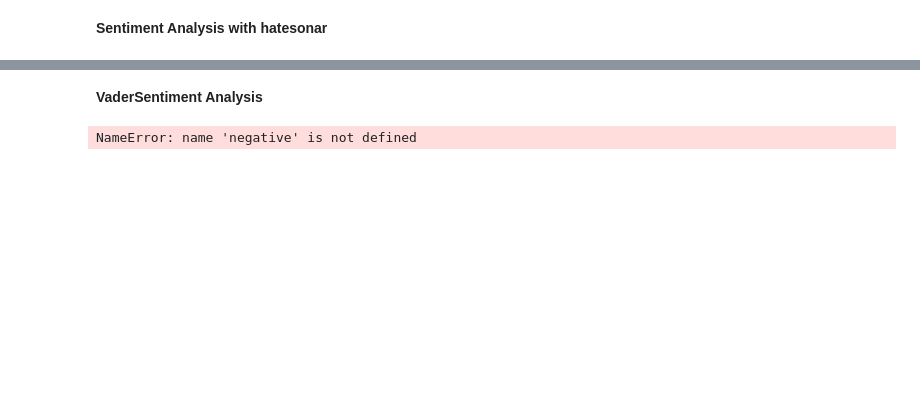
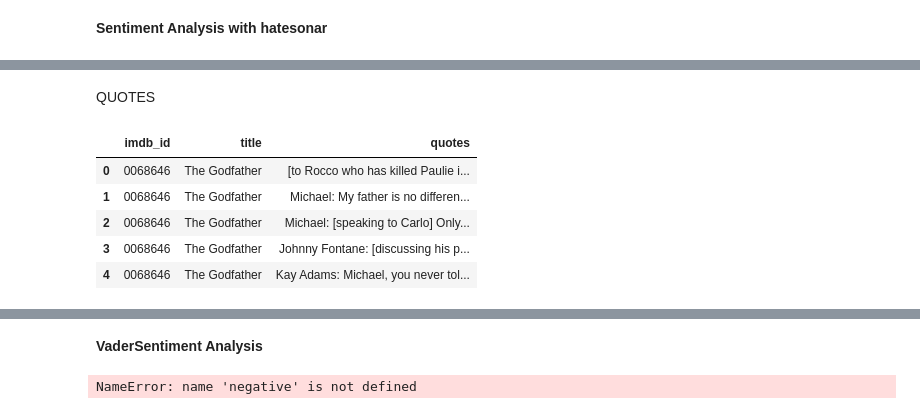
Before and after one commit to atathana/profanity_detector, a Jupyter notebook: profanity_detector/nasia.ipynb, the cells around one changed output, grey strips where cells are left out. Drawn from its saved outputs; the diff is of its cells as text; code cells hidden in the pictures; blank space fills up the shorter version.

```diff
--- a/profanity_detector/nasia.ipynb
+++ b/profanity_detector/nasia.ipynb
@@ -90,0 +118,11 @@ off_comment, rate, off_score = most_offensive_comment(reviews_df_sonar)
+# %% [markdown]
+QUOTES
+# %%
+quotes_df.head()
+# %% [output]
+|  | imdb_id | title | quotes |
+| 0 | 0068646 | The Godfather | [to Rocco who has killed Paulie i... |
+| 1 | 0068646 | The Godfather | Michael: My father is no differen... |
+| 2 | 0068646 | The Godfather | Michael: [speaking to Carlo] Only... |
+| 3 | 0068646 | The Godfather | Johnny Fontane: [discussing his p... |
+| 4 | 0068646 | The Godfather | Kay Adams: Michael, you never tol... |
```
Also changed, not shown: parts of 20 cells of this notebook.
